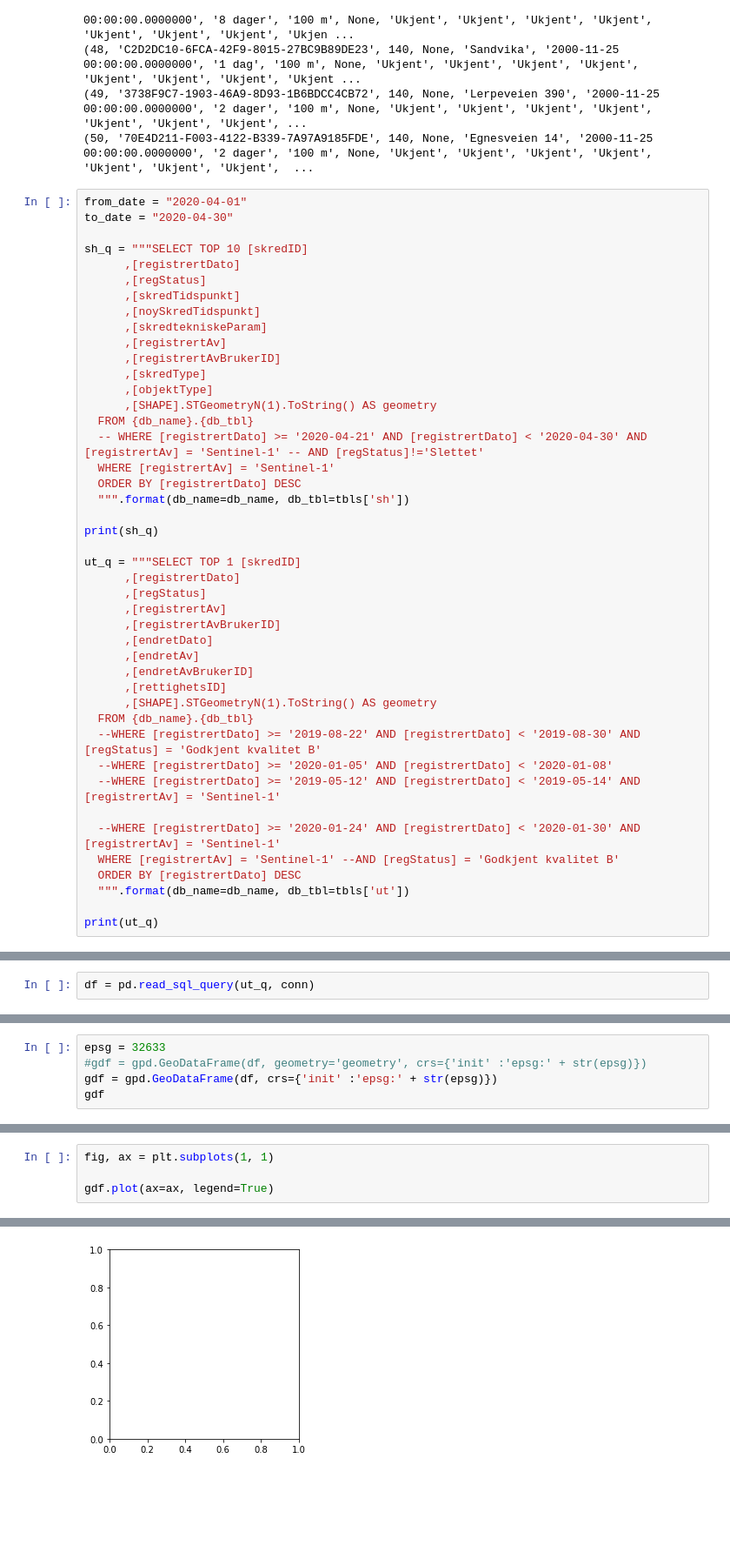
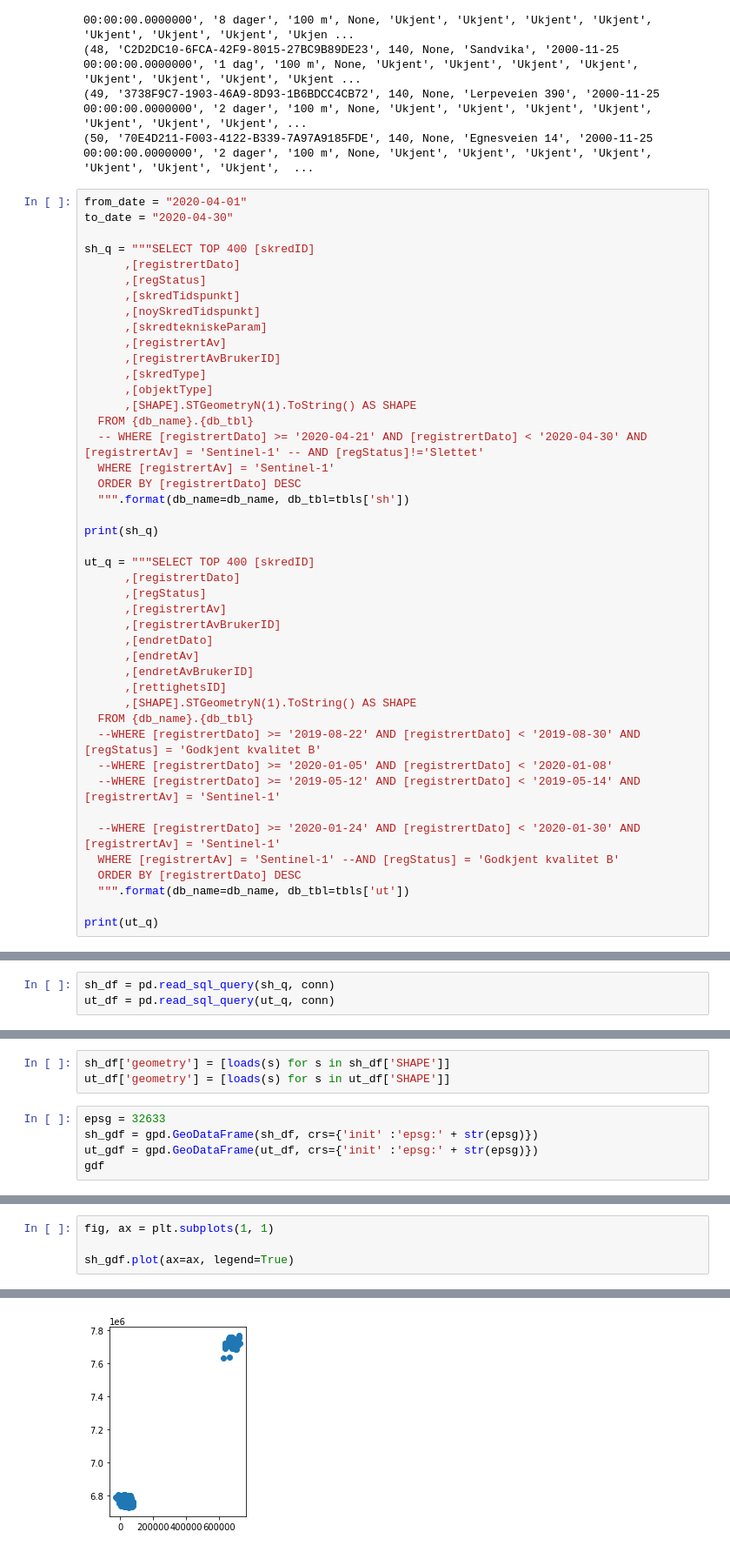
Before and after one commit to kmunve/APS, a Jupyter notebook: aps/satskred/import_skreddb/get_tst_skred_db.ipynb, the cells around one changed output, grey strips where cells are left out. Shown at 87% size. Cells and saved outputs as stored; diff of their text form; blank space fills up the shorter version.

```diff
--- a/aps/satskred/import_skreddb/get_tst_skred_db.ipynb
+++ b/aps/satskred/import_skreddb/get_tst_skred_db.ipynb
@@ -49,7 +48,7 @@ for row in cursor:
 from_date = "2020-04-01"
 to_date = "2020-04-30"
 
-sh_q = """SELECT TOP 10 [skredID]
+sh_q = """SELECT TOP 400 [skredID]
       ,[registrertDato]
       ,[regStatus]
       ,[skredTidspunkt]
@@ -59,7 +58,7 @@ sh_q = """SELECT TOP 10 [skredID]
       ,[registrertAvBrukerID]
       ,[skredType]
       ,[objektType]
-      ,[SHAPE].STGeometryN(1).ToString() AS geometry
+      ,[SHAPE].STGeometryN(1).ToString() AS SHAPE
   FROM {db_name}.{db_tbl}
   -- WHERE [registrertDato] >= '2020-04-21' AND [registrertDato] < '2020-04-30' AND [registrertAv] = 'Sentinel-1' -- AND [regStatus]!='Slettet'
   WHERE [registrertAv] = 'Sentinel-1'
@@ -68,7 +67,7 @@ sh_q = """SELECT TOP 10 [skredID]
 
 print(sh_q)
 
-ut_q = """SELECT TOP 1 [skredID]
+ut_q = """SELECT TOP 400 [skredID]
       ,[registrertDato]
       ,[regStatus]
       ,[registrertAv]
@@ -77,7 +76,7 @@ ut_q = """SELECT TOP 1 [skredID]
       ,[endretAv]
       ,[endretAvBrukerID]
       ,[rettighetsID]
-      ,[SHAPE].STGeometryN(1).ToString() AS geometry
+      ,[SHAPE].STGeometryN(1).ToString() AS SHAPE
   FROM {db_name}.{db_tbl}
   --WHERE [registrertDato] >= '2019-08-22' AND [registrertDato] < '2019-08-30' AND [regStatus] = 'Godkjent kvalitet B'
   --WHERE [registrertDato] >= '2020-01-05' AND [registrertDato] < '2020-01-08'
@@ -108,4 +107,5 @@ SELECT TOP 10 [skredID]
   WHERE [registrertAv] = 'Sentinel-1' --AND [regStatus] = 'Godkjent kvalitet B'
   ORDER BY [registrertDato] DESC
 # %%
-df = pd.read_sql_query(ut_q, conn)
+sh_df = pd.read_sql_query(sh_q, conn)
+ut_df = pd.read_sql_query(ut_q, conn)
@@ -122,7 +137,10 @@ Name: geometry, dtype: object
+# %%
+sh_df['geometry'] = [loads(s) for s in sh_df['SHAPE']]
+ut_df['geometry'] = [loads(s) for s in ut_df['SHAPE']]
 # %%
 epsg = 32633
-#gdf = gpd.GeoDataFrame(df, geometry='geometry', crs={'init' :'epsg:' + str(epsg)})
-gdf = gpd.GeoDataFrame(df, crs={'init' :'epsg:' + str(epsg)})
+sh_gdf = gpd.GeoDataFrame(sh_df, crs={'init' :'epsg:' + str(epsg)})
+ut_gdf = gpd.GeoDataFrame(ut_df, crs={'init' :'epsg:' + str(epsg)})
 gdf
 # %% [output]
 |  | skredID | registrertDato | regStatus | registrertAv | registrertAvBrukerID | endretDato | endretAv | ... |
@@ -130,8 +157,8 @@ gdf
 # %%
 fig, ax = plt.subplots(1, 1)
 
-gdf.plot(ax=ax, legend=True)
+sh_gdf.plot(ax=ax, legend=True)
 # %% [output]
 <matplotlib.axes._subplots.AxesSubplot at 0x...>
-[figure, old version]
+[figure, new version]
 # %%
```
Also changed, not shown: parts of 11 cells of this notebook.
